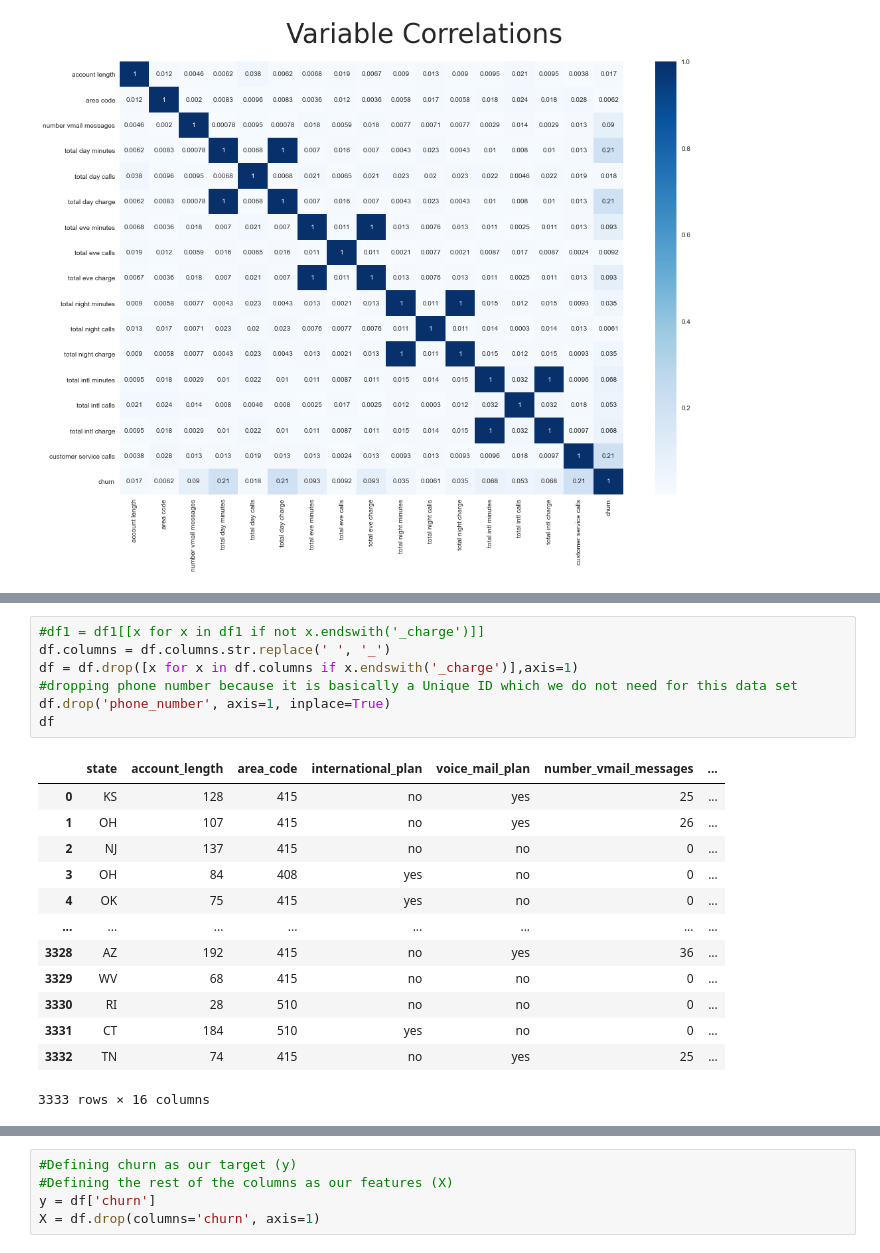
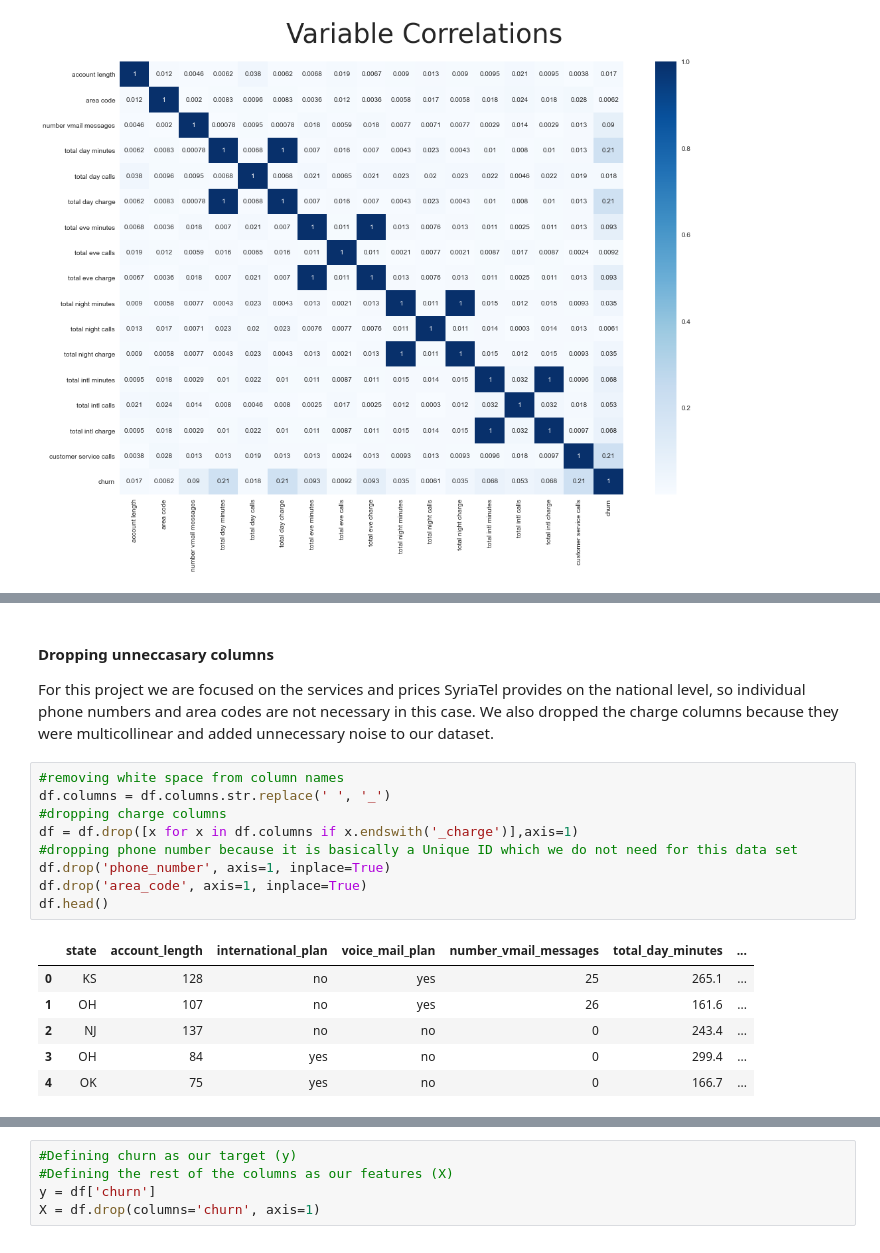
Before and after one commit to SSGrasland/SyriaTel-Customer-Churn-Rate, a Jupyter notebook: Phase 3 Notebook.ipynb, the cells around one changed output, grey strips where cells are left out. Drawn from its saved outputs; the diff is of its cells as text.

```diff
--- a/Phase 3 Notebook.ipynb
+++ b/Phase 3 Notebook.ipynb
@@ -242,21 +254,20 @@ heatmap = sns.heatmap(corr, cmap='Blues', annot=True)
+# %% [markdown]
+#### Dropping unneccasary columns
+
+For this project we are focused on the services and prices SyriaTel provides on the national level, so individual phone numbers and area codes are not necessary in this case. We also dropped the charge columns because they were multicollinear and added unnecessary noise to our dataset.
 # %%
-#df1 = df1[[x for x in df1 if not x.endswith('_charge')]]
+#removing white space from column names
 df.columns = df.columns.str.replace(' ', '_')
+#dropping charge columns
 df = df.drop([x for x in df.columns if x.endswith('_charge')],axis=1)
 #dropping phone number because it is basically a Unique ID which we do not need for this data set
 df.drop('phone_number', axis=1, inplace=True)
-df
+df.drop('area_code', axis=1, inplace=True)
+df.head()
 # %% [output]
-|  | state | account_length | area_code | international_plan | voice_mail_plan | number_vmail_messages | ... |
-| 0 | KS | 128 | 415 | no | yes | 25 | ... |
-| 1 | OH | 107 | 415 | no | yes | 26 | ... |
-| 2 | NJ | 137 | 415 | no | no | 0 | ... |
-| 3 | OH | 84 | 408 | yes | no | 0 | ... |
-| 4 | OK | 75 | 415 | yes | no | 0 | ... |
-| ... | ... | ... | ... | ... | ... | ... | ... |
-| 3328 | AZ | 192 | 415 | no | yes | 36 | ... |
-| 3329 | WV | 68 | 415 | no | no | 0 | ... |
-| 3330 | RI | 28 | 510 | no | no | 0 | ... |
-| 3331 | CT | 184 | 510 | yes | no | 0 | ... |
-| 3332 | TN | 74 | 415 | no | yes | 25 | ... |
+|  | state | account_length | international_plan | voice_mail_plan | number_vmail_messages | total_day_minutes | ... |
+| 0 | KS | 128 | no | yes | 25 | 265.1 | ... |
+| 1 | OH | 107 | no | yes | 26 | 161.6 | ... |
+| 2 | NJ | 137 | no | no | 0 | 243.4 | ... |
+| 3 | OH | 84 | yes | no | 0 | 299.4 | ... |
+| 4 | OK | 75 | yes | no | 0 | 166.7 | ... |
-3333 rows × 16 columns
```
Also changed, not shown: parts of 74 cells of this notebook, 1 other file.
